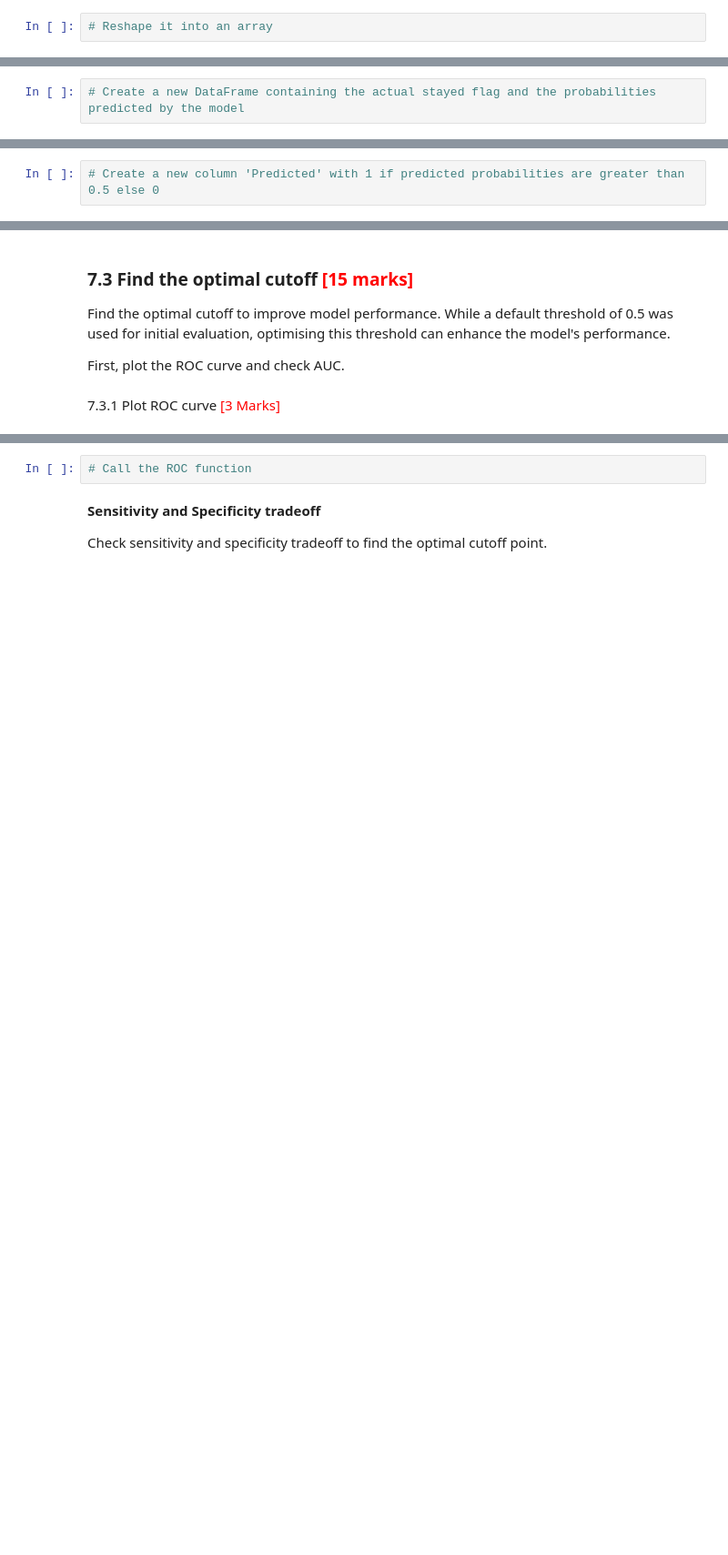
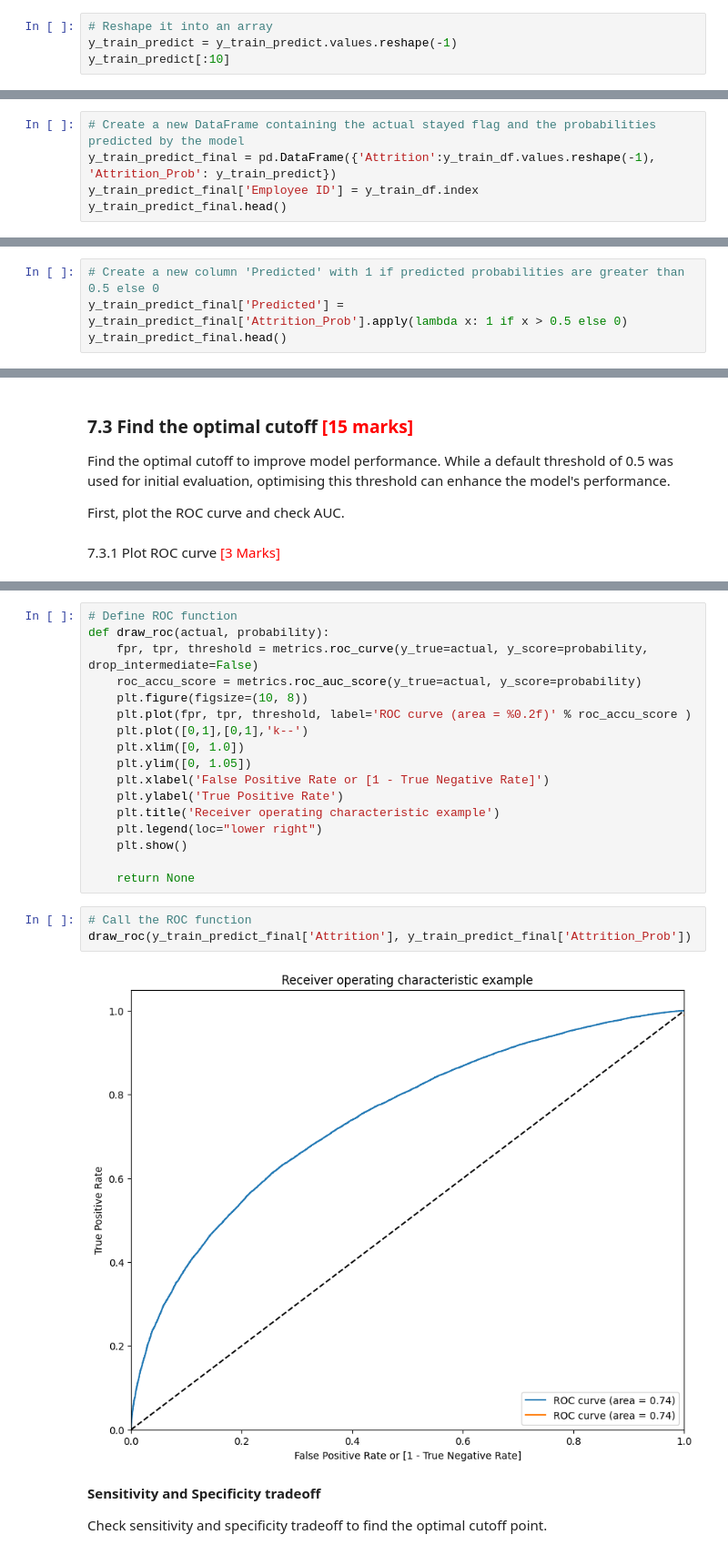
Before and after one commit to hemantgogawale/Predicting_Employee_Retention, a Jupyter notebook: Predicting_Employee_Retention_Starter.ipynb, the cells around one changed output, grey strips where cells are left out. Shown at 91% size. Drawn from its saved outputs; the diff is of its cells as text; blank space fills up the shorter version.

```diff
--- a/Predicting_Employee_Retention_Starter.ipynb
+++ b/Predicting_Employee_Retention_Starter.ipynb
@@ -887,3 +1016,5 @@ Proceed to the next step if p-values and VIFs are within acceptable ranges.  If
 7.2.6 Format the prediction output <font color="red">[1 Mark]</font>
 # %%
 # Reshape it into an array
+y_train_predict = y_train_predict.values.reshape(-1)
+y_train_predict[:10]
@@ -891,3 +1025,6 @@ Proceed to the next step if p-values and VIFs are within acceptable ranges.  If
 7.2.7 Create a DataFrame with the actual stayed flag and the predicted probabilities <font color="red">[1 Mark]</font>
 # %%
 # Create a new DataFrame containing the actual stayed flag and the probabilities predicted by the model
+y_train_predict_final = pd.DataFrame({'Attrition':y_train_df.values.reshape(-1), 'Attrition_Prob': y_train_predict})
+y_train_predict_final['Employee ID'] = y_train_df.index
+y_train_predict_final.head()
@@ -895,3 +1039,5 @@ Proceed to the next step if p-values and VIFs are within acceptable ranges.  If
 7.2.8 Create a new column 'Predicted' with 1 if predicted probabilities are greater than 0.5 else 0 <font color = "red">[1 Mark]</font>
 # %%
 # Create a new column 'Predicted' with 1 if predicted probabilities are greater than 0.5 else 0
+y_train_predict_final['Predicted'] = y_train_predict_final['Attrition_Prob'].apply(lambda x: 1 if x > 0.5 else 0)
+y_train_predict_final.head()
@@ -939,5 +1128,25 @@ First, plot the ROC curve and check AUC.
+# %%
+# Define ROC function
+def draw_roc(actual, probability):
+    fpr, tpr, threshold = metrics.roc_curve(y_true=actual, y_score=probability, drop_intermediate=False)
+    roc_accu_score = metrics.roc_auc_score(y_true=actual, y_score=probability)
+    plt.figure(figsize=(10, 8))
+    plt.plot(fpr, tpr, threshold, label='ROC curve (area = %0.2f)' % roc_accu_score )
+    plt.plot([0,1],[0,1],'k--')
+    plt.xlim([0, 1.0])
+    plt.ylim([0, 1.05])
+    plt.xlabel('False Positive Rate or [1 - True Negative Rate]')
+    plt.ylabel('True Positive Rate')
+    plt.title('Receiver operating characteristic example')
+    plt.legend(loc="lower right")
+    plt.show()
+
+    return None
 # %%
 # Call the ROC function
+draw_roc(y_train_predict_final['Attrition'], y_train_predict_final['Attrition_Prob'])
+# %% [output]
+[figure, added]
 # %% [markdown]
 **Sensitivity and Specificity tradeoff**
 
```
Also changed, not shown: parts of 42 cells of this notebook.
